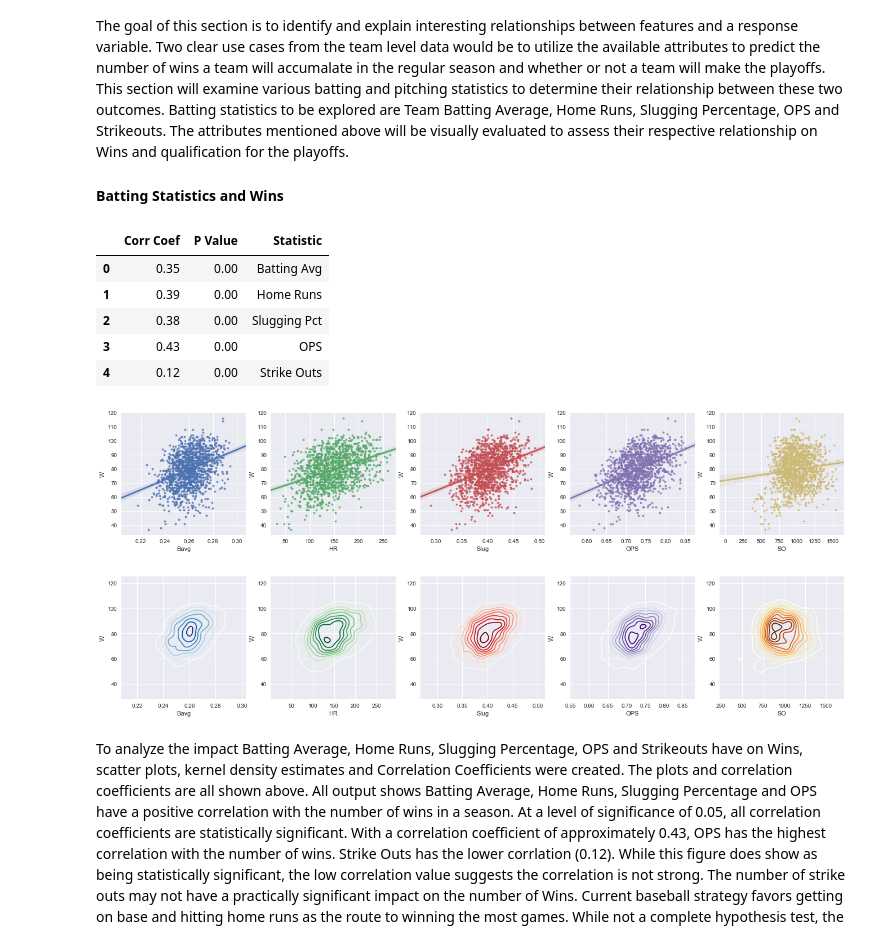
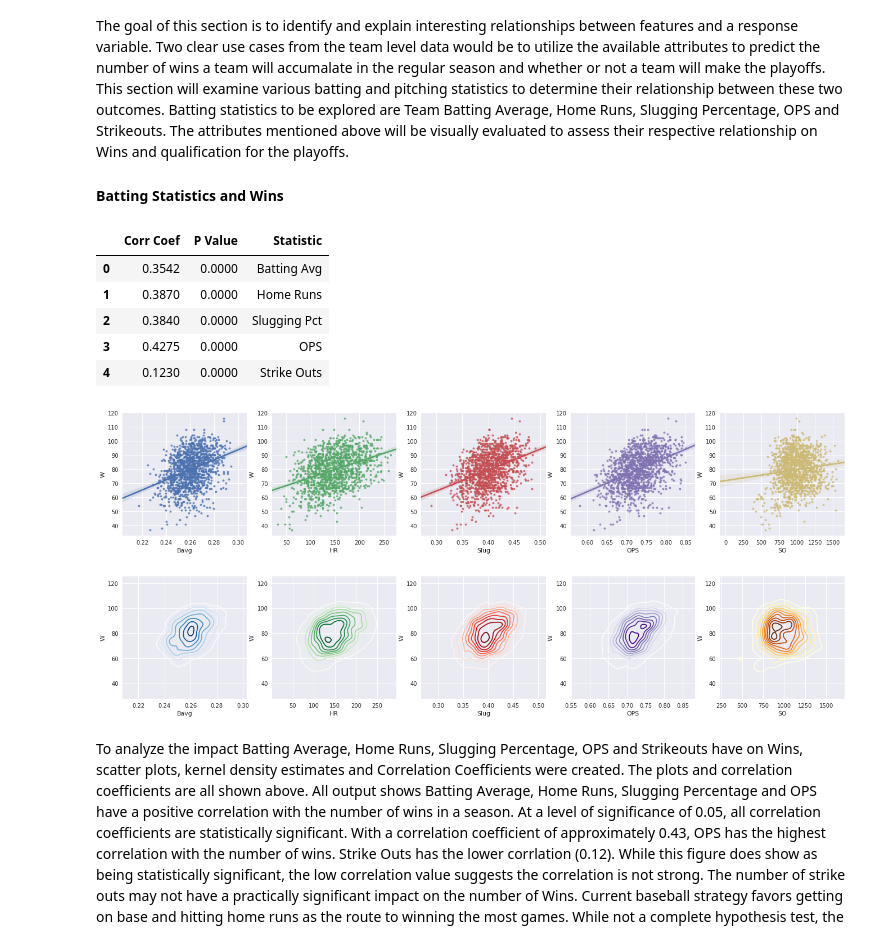
Before and after one commit to georgesturrock/7331_Lab1, a Jupyter notebook: Team2_Lab1.ipynb, the cells around one changed output. Cells and saved outputs as stored; diff of their text form; code cells hidden in the pictures.

```diff
--- a/Team2_Lab1.ipynb
+++ b/Team2_Lab1.ipynb
@@ -318,6 +318,8 @@ The team level data set presents opportunities to augment the data with common h
 # %% [markdown]
 #### Create Informational Columns
 # %%
+pd.set_option('precision', 5)
+pd.set_option('display.precision', 4)
 #Create Payroll Column
 
 #Read salary data table
@@ -581,6 +585,10 @@ The goal of this section is to identify and explain interesting relationships be
 # %%
 from scipy.stats.stats import pearsonr
 sns.set(style='darkgrid')
+#pd.set_option('precision', 5)
+#pd.set_option('display.precision', 4)
+#pd.options.display.precision = 4
+pd.set_option('display.float_format', lambda x: '%.4f' % x)
 
 #Create Scatter Plots to show the relationship between the aforementioned Batting Statistics, Wins.
 i = 0
@@ -588,38 +596,38 @@ battstat = ['Bavg', 'HR', 'Slug', 'OPS', 'SO']
 colList = ['Blues', 'Greens', 'Reds', 'Purples', 'YlOrBr']
 
 f, axes = plt.subplots(1, 5, figsize=(23,4))
 
 for b in battstat:
     sns.regplot(data=teams2Plus, x=b, y='W', scatter_kws={'s':15}, ax=axes[i])
     i = i + 1
 
 #Kernel Density Estimates
 i = 0
 f, axes = plt.subplots(1, 5, figsize=(23,4))
 
 for b in battstat:
     sns.kdeplot(teams2Plus[b], teams2Plus.W, ax=axes[i], cmap=colList[i])
     i = i + 1
 
 #Calculate and Display Correlation Coefficients
 prdf = []
 prlist = [teams2Plus.Bavg, teams2Plus.HR, teams2Plus.Slug, teams2Plus.OPS, teams2Plus.SO]
 labels = ['Batting Avg', 'Home Runs', 'Slugging Pct', 'OPS', 'Strike Outs']
 l=0
 
 for p in prlist:
     prdf.append({'Statistic': labels[l], 'Corr Coef': pearsonr(p, teams2Plus.W)[0], 'P Value': pearsonr(p, teams2Plus.W)[1]})
     l = l + 1
 
 prdf = pd.DataFrame(prdf)
 prdf
 # %% [output]
 |  | Corr Coef | P Value | Statistic |
-| 0 | 0.35 | 0.00 | Batting Avg |
-| 1 | 0.39 | 0.00 | Home Runs |
-| 2 | 0.38 | 0.00 | Slugging Pct |
-| 3 | 0.43 | 0.00 | OPS |
-| 4 | 0.12 | 0.00 | Strike Outs |
+| 0 | 0.3542 | 0.0000 | Batting Avg |
+| 1 | 0.3870 | 0.0000 | Home Runs |
+| 2 | 0.3840 | 0.0000 | Slugging Pct |
+| 3 | 0.4275 | 0.0000 | OPS |
+| 4 | 0.1230 | 0.0000 | Strike Outs |
 [figure]
 [figure]
 # %% [markdown]
```
Also changed, not shown: parts of 23 cells of this notebook.
